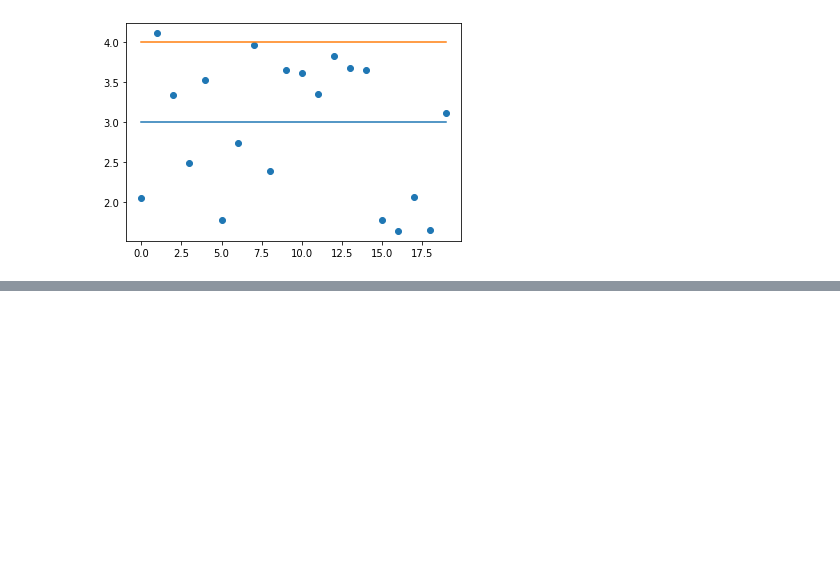
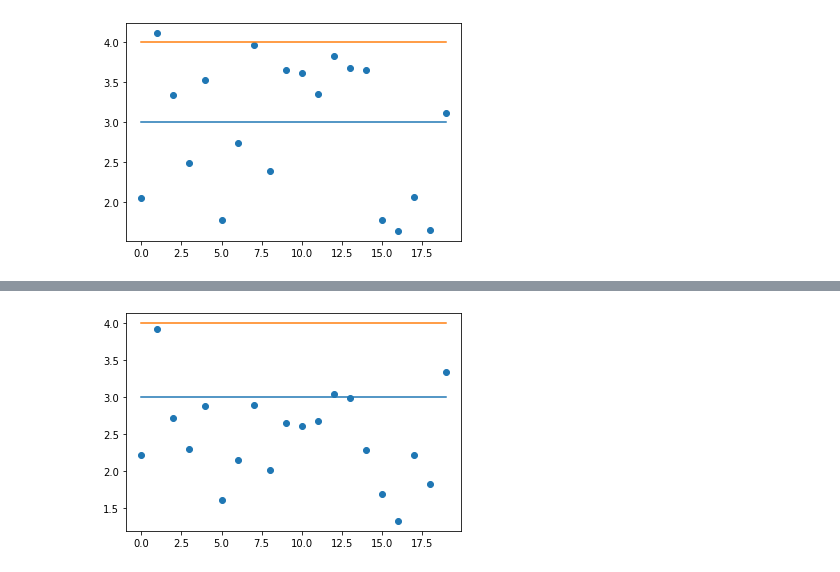
Before and after one commit to lsg1213/compression, a Jupyter notebook: lsj/train.ipynb, the cells around one changed output, grey strips where cells are left out. Drawn from its saved outputs; the diff is of its cells as text; code cells hidden in the pictures; blank space fills up the shorter version.

Commit message:
[WIP] stft-based, wav-based

```diff
--- a/lsj/train.ipynb
+++ b/lsj/train.ipynb
@@ -123,7 +123,7 @@ class Siren(nn.Module):
 
 class AudioFile(torch.utils.data.Dataset):
     def __init__(self, filename):
-        self.data, self.rate = torchaudio.load(filename)
+        self.data, self.rate = torchaudio.load(filename, normalize=False)
         self.data = self.data.transpose(-1,-2).numpy()[...,0]
         self.data = self.data.astype(np.float32)
         self.timepoints = get_mgrid(len(self.data), 1)
@@ -152,9 +152,9 @@ def spectrogram(wav):
 # bit = torchaudio.backend.sox_io_backend.info(os.path.join(datapath, 'all_mono.wav')).bits_per_sample
 datapath = '/root/bigdatasets/INRcompression'
 
-audio, rate = torchaudio.load(os.path.join(datapath, 'all_mono.wav'))
-# for idx, i in enumerate(range(0, audio.shape[-1], rate * 10)):
-#     torchaudio.save(os.path.join(datapath, f'all_mono_{idx}.wav'), audio[:, i:i+rate*10], sample_rate=rate)
+audio, rate = torchaudio.load(os.path.join(datapath, 'all_mono.wav'), normalize=False)
+for idx, i in enumerate(range(0, audio.shape[-1], rate * 10)):
+    torchaudio.save(os.path.join(datapath, f'all_mono_{idx}.wav'), audio[:, i:i+rate*10], sample_rate=rate)
 
 wavpath = sorted(glob(os.path.join(datapath, f'all_mono_*.wav')), key=lambda x: int(os.path.basename(x).split('.')[0].split('_')[-1]))
 # %%
@@ -433,3 +433,74 @@ print(pesq)
 4.113612651824951 1.6438720226287842 2.9238461911678315
 [2.0590033531188965, 4.113612651824951, 3.342935085296631, 2.488492727279663, 3.526036262512207, 1.786383867263794, 2.7362849712371826, 3.968386173248291, 2.3979783058166504, 3.6481823921203613, 3.621 ...
 [figure]
+# %%
+from asteroid.losses import singlesrc_neg_sisdr, singlesrc_neg_snr
+
+total_steps = 2000
+steps_til_summary = 1000
+lr = 1e-4
+# schedule = torch.optim.lr_scheduler.CosineAnnealingWarmRestarts(optim, 100, T_mult=1, eta_min=lr / 1000, last_epoch=- 1, verbose=False)
+# decay = torch.optim.lr_scheduler.StepLR(optim, total_steps, (1 / 1000) ** (1 / total_steps))
+
+pesq = []
+for wave in wavpath:
+    bach_audio = AudioFile(wave)
+
+    audio_siren = Siren(in_features=1, out_features=1, hidden_features=256,
+                        hidden_layers=3, first_omega_0=3000, outermost_linear=True)
+    audio_siren.cuda()
+    dataloader = DataLoader(bach_audio, shuffle=True, batch_size=1, pin_memory=True, num_workers=0)
+
+    model_input, ground_truth = next(iter(dataloader))
+    model_input, ground_truth = model_input.cuda(), ground_truth.cuda()
+
+    model_input, ground_truth, audio_siren = model_input.type(torch.float64), \
+                                            ground_truth.type(torch.float64), \
+                                             audio_siren.type(torch.float64)
+    optim = torch.optim.Adam(lr=lr, params=audio_siren.parameters())
+    decay = torch.optim.lr_scheduler.ReduceLROnPlateau(optim, factor=1/2**0.5, patience=20, verbose=False)
+    # optim = torch.optim.AdamW(lr=1e-4, params=audio_siren.parameters())
+
+    ground_truth_stft = torch.stft(ground_truth.squeeze(-1), 1024, return_complex=False)
+    pw2db = torchaudio.transforms.AmplitudeToDB()
+    minloss = torch.inf
+    with tqdm(range(total_steps)) as pbar:
+        for step in pbar:
+            optim.zero_grad()
+            model_output, coords = audio_siren(model_input)
+            loss = F.mse_loss(model_output, ground_truth)
+            model_output = torch.stft(model_output.squeeze(-1), 1024, return_complex=False)
+
+            pbar.set_postfix({'loss': loss.item()})
+            loss += F.mse_loss(model_output, ground_truth_stft)
+
+            loss.backward()
+            optim.step()
+            # schedule.step(step)
+            decay.step(loss.item())
+            if step > int(total_steps * 0.9) and minloss >= loss.item():
+                minloss = loss.item()
+                best = audio_siren.state_dict()
+
+    audio_siren.load_state_dict(best)
+    audio_siren.eval()
+    with torch.no_grad():
+        model_output, _ = audio_siren(model_input)
+
+    model_output = model_output.float()
+    ground_truth = ground_truth.float()
+    torchaudio.save(os.path.join(datapath, 'stftmse_recons' + os.path.basename(wave)), model_output.squeeze(-1).cpu().float(), sample_rate=rate)
+    model_output = torchaudio.functional.resample(model_output.squeeze(-1), rate, 16000).squeeze().cpu()
+    model_input = torchaudio.functional.resample(model_input.squeeze(-1), rate, 16000).squeeze().cpu()
+
+    # model_output, _ = torchaudio.load(os.path.join(datapath, 'recons' + os.path.basename(wave)))
+    model_output = model_output.squeeze().numpy()
+    ground_truth = torchaudio.functional.resample(ground_truth.squeeze(-1), rate, 16000).squeeze().cpu()
+    pesq.append(get_metrics(model_output, ground_truth.numpy(), model_output, sample_rate=16000, metrics_list=['pesq'])['pesq'])
+
+print(max(pesq), min(pesq), np.mean(pesq))
+plt.scatter(np.arange(len(pesq)), pesq)
+plt.plot(np.ones_like(pesq) * 3)
+plt.plot(np.ones_like(pesq) * 4)
+print(pesq)
+# %% [output]
@@ -435,0 +509 @@ print(pesq)
+[figure, added]
```
Also changed, not shown: parts of 2 cells of this notebook, 1 other file.
